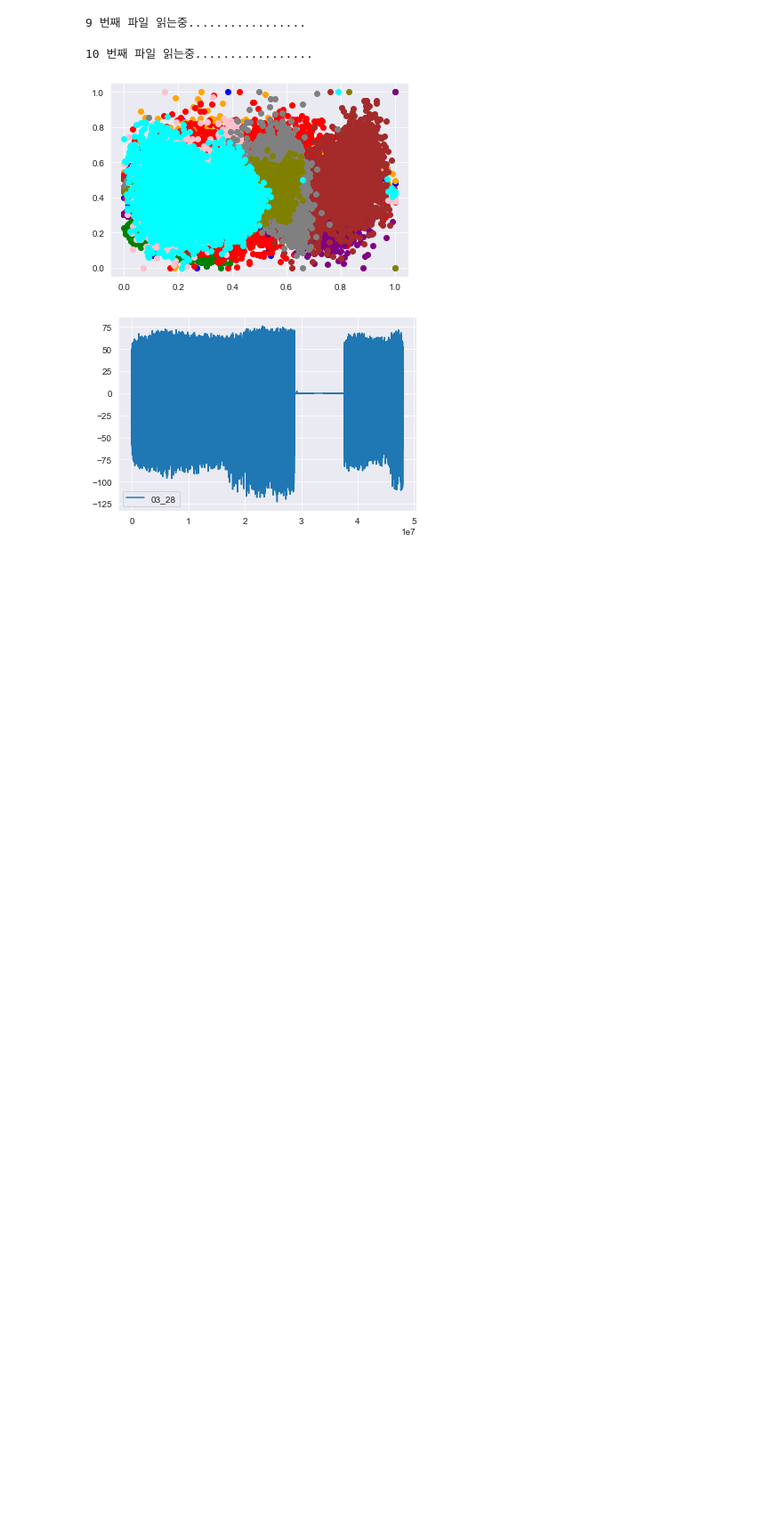
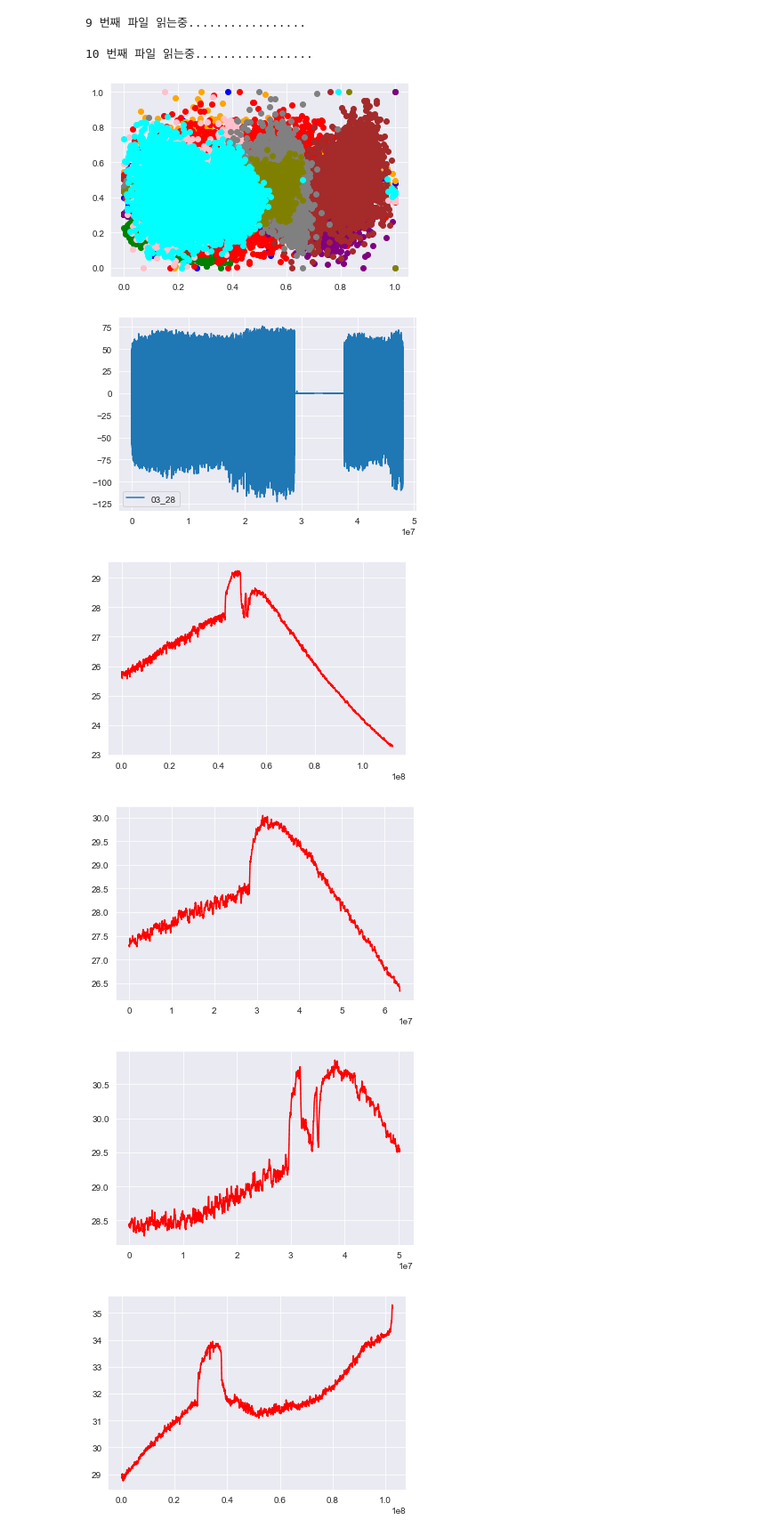
Before and after one commit to ma-an-jong/AnomalyDetection, a Jupyter notebook: images.ipynb, the cells around one changed output. Shown at 89% size. Cells and saved outputs as stored; diff of their text form; code cells hidden in the pictures; blank space fills up the shorter version.

```diff
--- a/images.ipynb
+++ b/images.ipynb
@@ -130,3 +130,34 @@ for file,color in zip(pump_arr,colors):
     plt.close('all')
 # %% [output]
 [figure]
+# %%
+motor_arr= [
+#     'data/processing/motor/temp_0308_motor_51200.csv',
+#     'data/processing/motor/temp_0310_motor_51200.csv',
+#     'data/processing/motor/temp_0311_motor_51200.csv',
+#     'data/processing/motor/temp_0314_motor_51200.csv',
+#     'data/processing/motor/temp_0316_motor_51200.csv',
+#     'data/processing/motor/temp_0317_motor_51200.csv',
+    'data/processing/motor/temp_0321_motor_51200.csv',
+    'data/processing/motor/temp_0323_motor_51200.csv',
+    'data/processing/motor/temp_0324_motor_51200.csv',
+    'data/processing/motor/temp_0328_motor_51200.csv',
+    'data/processing/motor/temp_0304_motor_51200.csv',
+    'data/processing/motor/temp_0330_motor_51200.csv',
+    'data/processing/motor/temp_0331_motor_51200.csv'
+
+]
+# %%
+for motor in motor_arr:
+    df =  pd.read_csv(motor, sep = '\t', names = ['data'], header = None, encoding = 'CP949').iloc[1:].astype('float')
+    df.to_csv(motor,encoding = 'cp949',index = False)
+    plt.plot(df.index,df['data'],color='red',label = motor[26:30])
+    plt.savefig('temperature/motor/' + motor[21:-4] + ".png")
+    plt.show()
+    plt.clf()
+    plt.close('all')
+# %% [output]
+[figure, added]
+[figure, added]
+[figure, added]
+[figure, added]
```
Also changed, not shown: parts of 1 cell of this notebook, 28 other files.
